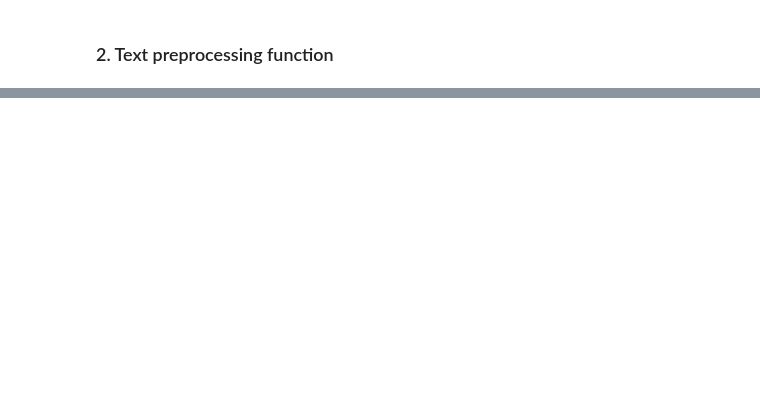
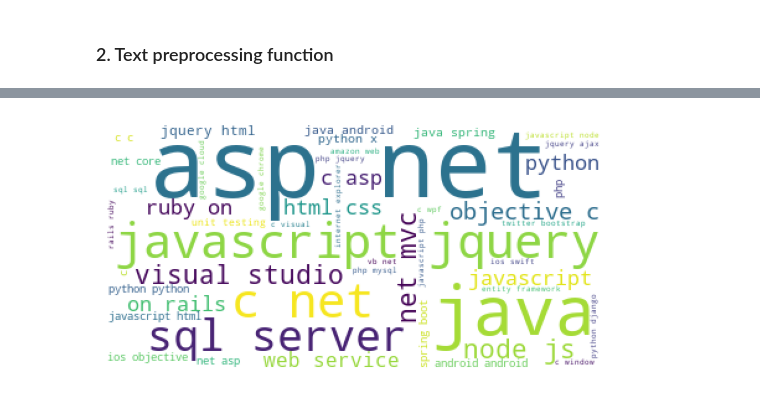
Before and after one commit to maurlco/stackoverflow-question-tag, a Jupyter notebook: 01_EDA_function.ipynb, the cells around one changed output, grey strips where cells are left out. Saved outputs shown, nothing was run; the diff lists cells and outputs as text; code cells hidden in the pictures; blank space fills up the shorter version.

```diff
--- a/01_EDA_function.ipynb
+++ b/01_EDA_function.ipynb
@@ -170,0 +957,10 @@ most_freq = zip(*freq2.most_common(100))[0]
+# %%
+import matplotlib.pyplot as plt
+wordcloud = WordCloud(background_color='white',
+                      stopwords=[],
+                      max_words=50).generate(" ".join(raw_tokens_tags))
+plt.imshow(wordcloud)
+plt.axis("off")
+plt.show()
+# %% [output]
+[figure, added]
```
Also changed, not shown: parts of 128 cells of this notebook, 11 other files.
